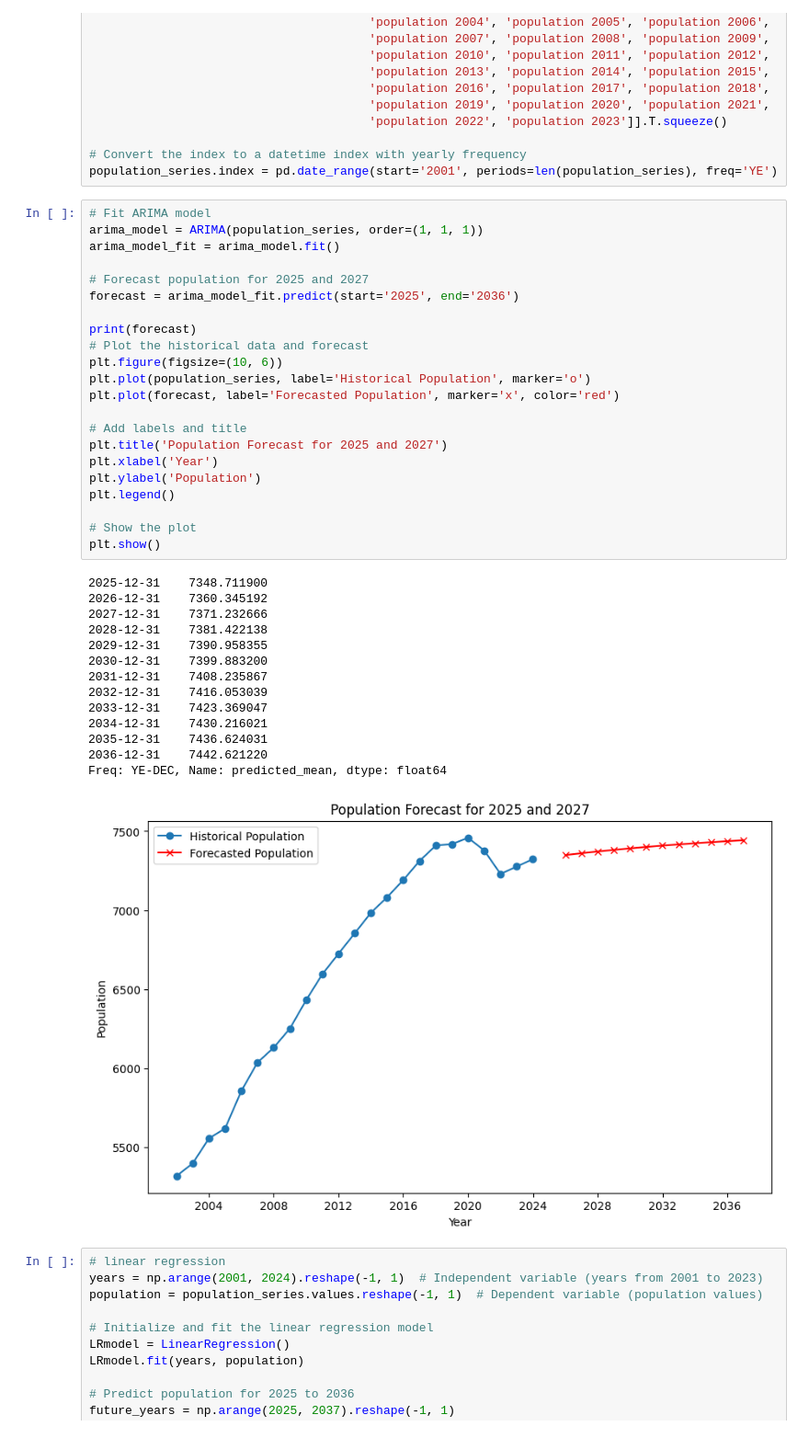
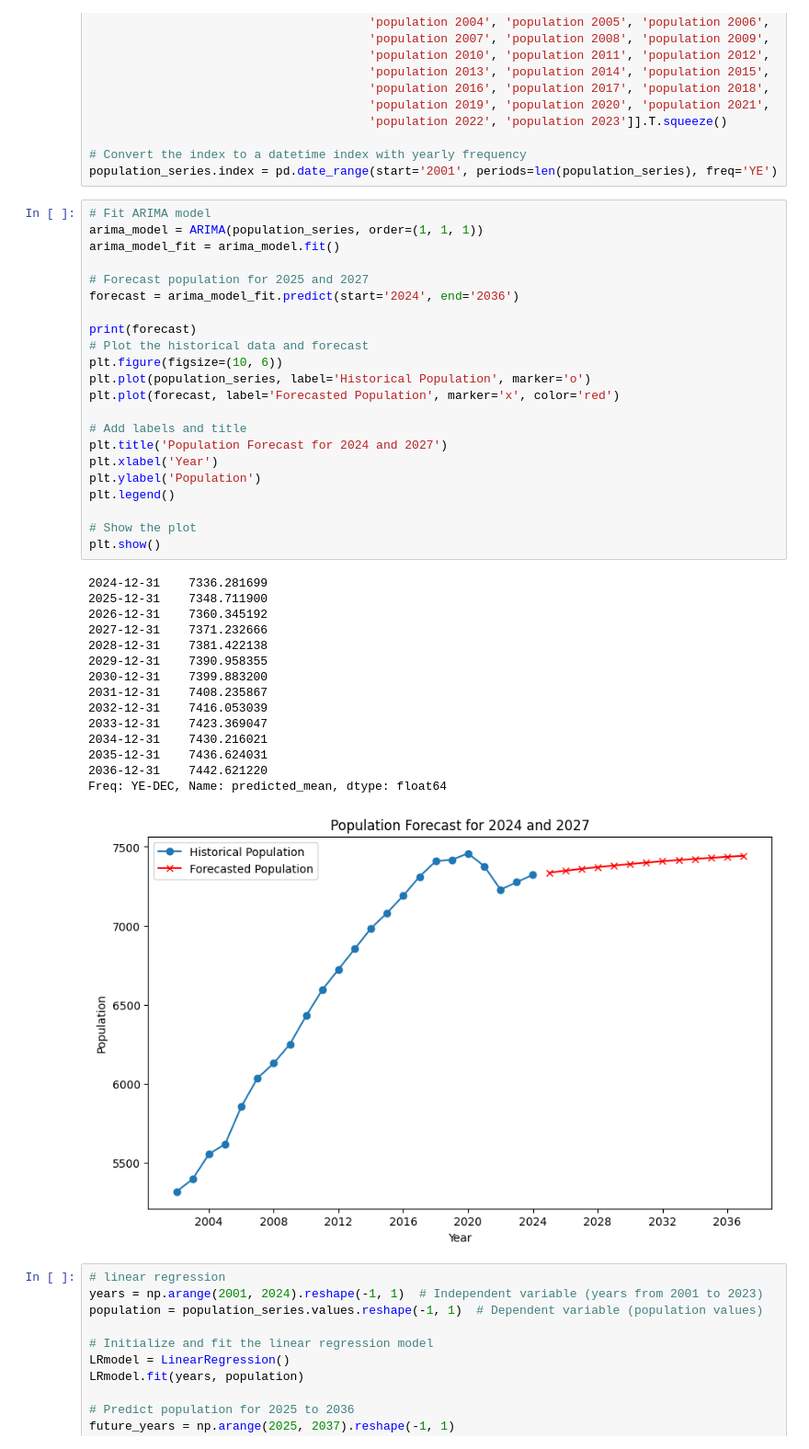
Before and after one commit to MAST30034-AppliedDataScience/project-2-group-real-estate-industry-project-1, a Jupyter notebook: notebooks/4_forecasting_model/1_population_forecasting.ipynb, the cells around one changed output. Shown: that part at 92% size. Cells and saved outputs as stored; diff of their text form.

Commit message:
all external forecast

```diff
--- a/notebooks/4_forecasting_model/1_population_forecasting.ipynb
+++ b/notebooks/4_forecasting_model/1_population_forecasting.ipynb
@@ -159,37 +159,38 @@ arima_model = ARIMA(population_series, order=(1, 1, 1))
 arima_model_fit = arima_model.fit()
 
 # Forecast population for 2025 and 2027
-forecast = arima_model_fit.predict(start='2025', end='2036')
+forecast = arima_model_fit.predict(start='2024', end='2036')
 
 print(forecast)
 # Plot the historical data and forecast
 plt.figure(figsize=(10, 6))
 plt.plot(population_series, label='Historical Population', marker='o')
 plt.plot(forecast, label='Forecasted Population', marker='x', color='red')
 
 # Add labels and title
-plt.title('Population Forecast for 2025 and 2027')
+plt.title('Population Forecast for 2024 and 2027')
 plt.xlabel('Year')
 plt.ylabel('Population')
 plt.legend()
 
 # Show the plot
 plt.show()
 # %% [output]
+2024-12-31    7336.281699
 2025-12-31    7348.711900
 2026-12-31    7360.345192
 2027-12-31    7371.232666
 2028-12-31    7381.422138
 2029-12-31    7390.958355
 2030-12-31    7399.883200
 2031-12-31    7408.235867
 2032-12-31    7416.053039
 2033-12-31    7423.369047
 2034-12-31    7430.216021
 2035-12-31    7436.624031
 2036-12-31    7442.621220
 Freq: YE-DEC, Name: predicted_mean, dtype: float64
-[figure, old version]
+[figure, new version]
 # %%
 # linear regression
 years = np.arange(2001, 2024).reshape(-1, 1)  # Independent variable (years from 2001 to 2023)
```
Also changed, not shown: parts of 2 cells of this notebook, 5 other files.
